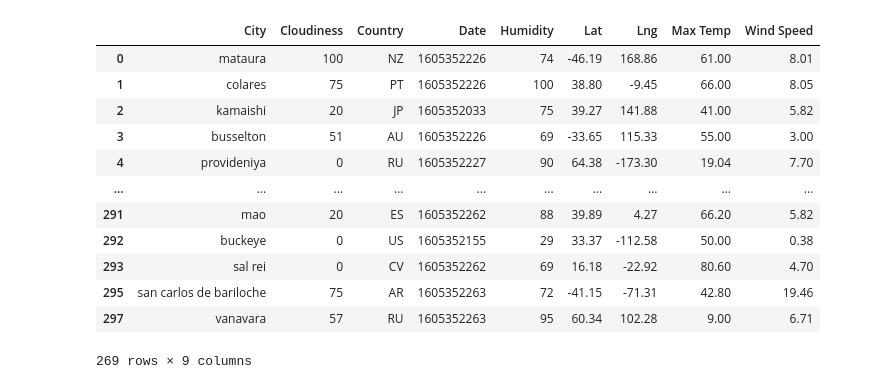
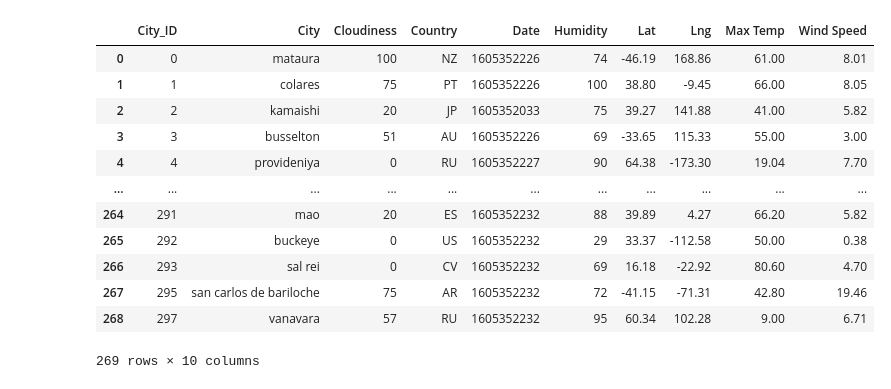
Before and after one commit to haiwy1218/Web-Design-Challenge, a Jupyter notebook: Web_Visualizations/Jupyter Notebook/weather_jupyter_notebook.ipynb, the cells around one changed output. Cells and saved outputs as stored; diff of their text form; code cells hidden in the pictures.

Commit message:
updated data

```diff
--- a/Web_Visualizations/Jupyter Notebook/weather_jupyter_notebook.ipynb
+++ b/Web_Visualizations/Jupyter Notebook/weather_jupyter_notebook.ipynb
@@ -95,19 +0,0 @@ ConnectionError: ('Connection aborted.', TimeoutError(10060, 'A connection attem
-# %%
-#Export City Data into a csv and Display the DataFrame
-df=pd.DataFrame.from_dict(weatherlist,orient='index',columns=['City','Cloudiness','Country','Date','Humidity','Lat','Lng','Max Temp','Wind Speed'])
-df.to_csv(output_data_file, ",",header=True,columns=['City','Cloudiness','Country','Date','Humidity','Lat','Lng','Max Temp','Wind Speed'],index=True,index_label='City_ID')
-df
-# %% [output]
-|  | City | Cloudiness | Country | Date | Humidity | Lat | Lng | Max Temp | Wind Speed |
-| 0 | mataura | 100 | NZ | 1605352226 | 74 | -46.19 | 168.86 | 61.00 | 8.01 |
-| 1 | colares | 75 | PT | 1605352226 | 100 | 38.80 | -9.45 | 66.00 | 8.05 |
-| 2 | kamaishi | 20 | JP | 1605352033 | 75 | 39.27 | 141.88 | 41.00 | 5.82 |
-| 3 | busselton | 51 | AU | 1605352226 | 69 | -33.65 | 115.33 | 55.00 | 3.00 |
-| 4 | provideniya | 0 | RU | 1605352227 | 90 | 64.38 | -173.30 | 19.04 | 7.70 |
-| ... | ... | ... | ... | ... | ... | ... | ... | ... | ... |
-| 291 | mao | 20 | ES | 1605352262 | 88 | 39.89 | 4.27 | 66.20 | 5.82 |
-| 292 | buckeye | 0 | US | 1605352155 | 29 | 33.37 | -112.58 | 50.00 | 0.38 |
-| 293 | sal rei | 0 | CV | 1605352262 | 69 | 16.18 | -22.92 | 80.60 | 4.70 |
-| 295 | san carlos de bariloche | 75 | AR | 1605352263 | 72 | -41.15 | -71.31 | 42.80 | 19.46 |
-| 297 | vanavara | 57 | RU | 1605352263 | 95 | 60.34 | 102.28 | 9.00 | 6.71 |
-269 rows × 9 columns
@@ -114,3 +4,20 @@ df
+# %%
+df=pd.read_csv(r'C:\Users\pasi1\UNC_homework\Web-Design-Challenge\Web_Visualizations\Resources\cities.csv')
+df
+# %% [output]
+|  | City_ID | City | Cloudiness | Country | Date | Humidity | Lat | Lng | Max Temp | Wind Speed |
+| 0 | 0 | mataura | 100 | NZ | 1605352226 | 74 | -46.19 | 168.86 | 61.00 | 8.01 |
+| 1 | 1 | colares | 75 | PT | 1605352226 | 100 | 38.80 | -9.45 | 66.00 | 8.05 |
+| 2 | 2 | kamaishi | 20 | JP | 1605352033 | 75 | 39.27 | 141.88 | 41.00 | 5.82 |
+| 3 | 3 | busselton | 51 | AU | 1605352226 | 69 | -33.65 | 115.33 | 55.00 | 3.00 |
+| 4 | 4 | provideniya | 0 | RU | 1605352227 | 90 | 64.38 | -173.30 | 19.04 | 7.70 |
+| ... | ... | ... | ... | ... | ... | ... | ... | ... | ... | ... |
+| 264 | 291 | mao | 20 | ES | 1605352232 | 88 | 39.89 | 4.27 | 66.20 | 5.82 |
+| 265 | 292 | buckeye | 0 | US | 1605352232 | 29 | 33.37 | -112.58 | 50.00 | 0.38 |
+| 266 | 293 | sal rei | 0 | CV | 1605352232 | 69 | 16.18 | -22.92 | 80.60 | 4.70 |
+| 267 | 295 | san carlos de bariloche | 75 | AR | 1605352232 | 72 | -41.15 | -71.31 | 42.80 | 19.46 |
+| 268 | 297 | vanavara | 57 | RU | 1605352232 | 95 | 60.34 | 102.28 | 9.00 | 6.71 |
+269 rows × 10 columns
 # %%
 # Describe the DataFrame
 df.describe()
```
Also changed, not shown: parts of 11 cells of this notebook, 5 other files.
